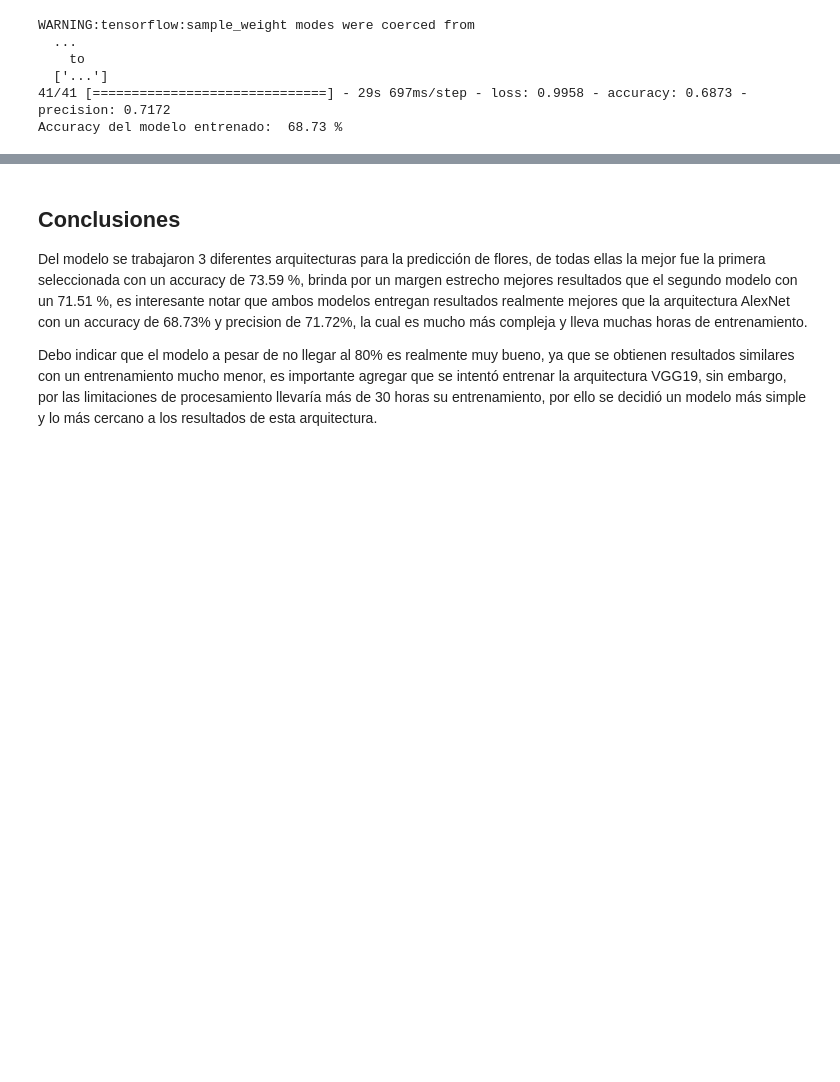
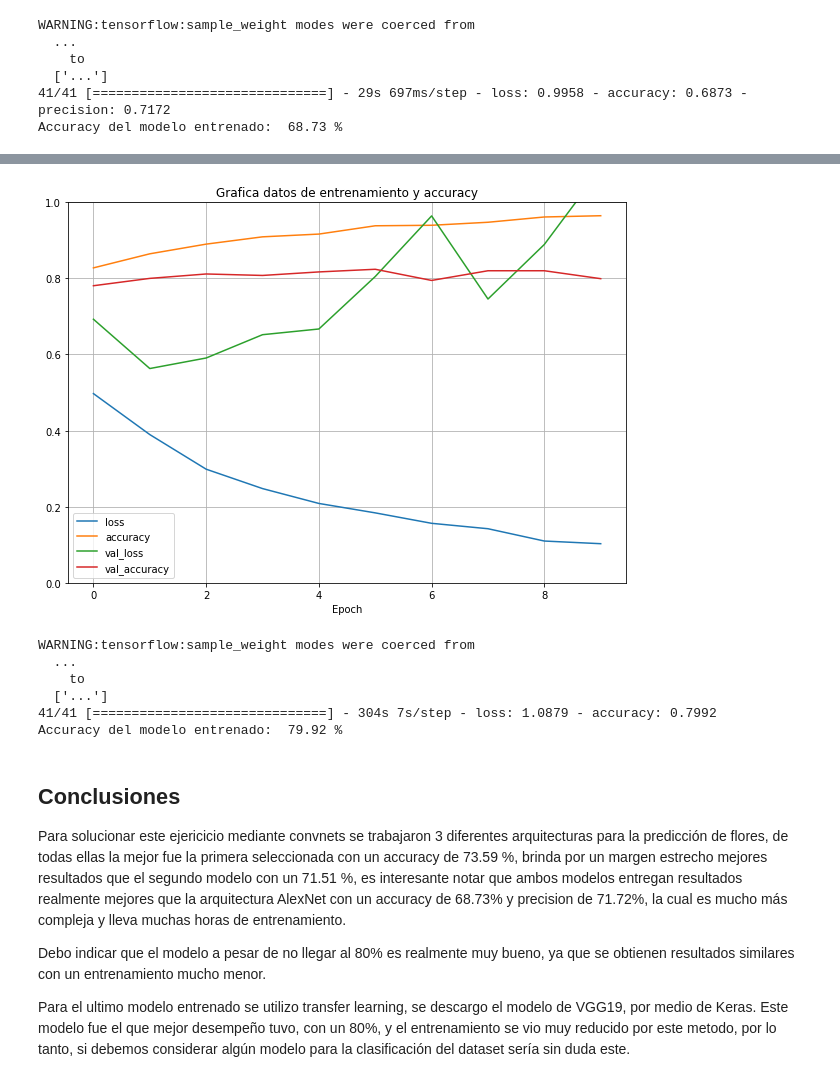
Before and after one commit to an3iitho/STATISTICAL_LEARNING, a Jupyter notebook: Proyecto_Statistical_Learning_II/Parte2_CNN.ipynb, the cells around one changed output, grey strips where cells are left out. Drawn from its saved outputs; the diff is of its cells as text; code cells hidden in the pictures; blank space fills up the shorter version.

Commit message:
Add VGG19 model

```diff
--- a/Proyecto_Statistical_Learning_II/Parte2_CNN.ipynb
+++ b/Proyecto_Statistical_Learning_II/Parte2_CNN.ipynb
@@ -429,0 +491,12 @@ Accuracy del modelo entrenado:  68.73 %
+# %%
+#Quitando posibilidad de entreno de modelo descargado
+for layer in modelo_preentrnado_VGG19.layers[:19]:
+    layer.trainable = False
+
+#Agregando nueva arquitectura
+modelo_VGG19 = keras.Sequential([
+    modelo_preentrnado_VGG19,
+    keras.layers.MaxPool2D((2,2) , strides = 2),
+    keras.layers.Flatten(),
+    keras.layers.Dense(5 , activation='softmax')
+])
@@ -429,0 +523,10 @@ Accuracy del modelo entrenado:  68.73 %
+# %%
+modelo_VGG19.compile(optimizer = "adam" , loss = 'categorical_crossentropy' , metrics = ['accuracy'])
+# %%
+#Callbacks
+cp_mejor_modelo_VGG19 = keras.callbacks.ModelCheckpoint("CNN_VGG19_flowers.h5", save_best_only = True)
+cp_early_stopping = keras.callbacks.EarlyStopping(patience=5, restore_best_weights=True)
+# %%
+history_VGG19 = modelo_VGG19.fit(train_set_VGG19, epochs = 10,
+                                 validation_data=val_set_VGG19,
+                                 callbacks=[cp_mejor_modelo_VGG19, cp_early_stopping])
@@ -430,6 +551,29 @@ Accuracy del modelo entrenado:  68.73 %
+# %%
+pd.DataFrame(history_VGG19.history).plot(figsize=(10,7))
+plt.grid(True)
+plt.gca().set_ylim(0,1)
+plt.xlabel("Epoch")
+plt.title("Grafica datos de entrenamiento y accuracy")
+plt.show()
+# %% [output]
+[figure, added]
+# %%
+#Evaluacion del modelo
+
+resultados = modelo_VGG19.evaluate(val_set_VGG19)
+print("Accuracy del modelo entrenado: ", round(resultados[1]*100, 2), "%")
+# %% [output]
+WARNING:tensorflow:sample_weight modes were coerced from
+  ...
+    to
+  ['...']
+41/41 [==============================] - 304s 7s/step - loss: 1.0879 - accuracy: 0.7992
+Accuracy del modelo entrenado:  79.92 %
 # %% [markdown]
 ## Conclusiones
 
-Del modelo se trabajaron 3 diferentes arquitecturas para la predicción de flores, de todas ellas la mejor fue la primera seleccionada con un accuracy de 73.59 %, brinda por un margen estrecho mejores resultados que el segundo modelo con un 71.51 %, es interesante notar que ambos modelos entregan resultados realmente mejores que la arquitectura AlexNet con un accuracy de 68.73% y precision de 71.72%, la cual es mucho más compleja y lleva muchas horas de entrenamiento.
+Para solucionar este ejericicio mediante convnets se trabajaron 3 diferentes arquitecturas para la predicción de flores, de todas ellas la mejor fue la primera seleccionada con un accuracy de 73.59 %, brinda por un margen estrecho mejores resultados que el segundo modelo con un 71.51 %, es interesante notar que ambos modelos entregan resultados realmente mejores que la arquitectura AlexNet con un accuracy de 68.73% y precision de 71.72%, la cual es mucho más compleja y lleva muchas horas de entrenamiento.
 
-Debo indicar que el modelo a pesar de no llegar al 80% es realmente muy bueno, ya que se obtienen resultados similares con un entrenamiento mucho menor, es importante agregar que se intentó entrenar la arquitectura VGG19, sin embargo, por las limitaciones de procesamiento llevaría más de 30 horas su entrenamiento, por ello se decidió un modelo más simple y lo más cercano a los resultados de esta arquitectura.
+Debo indicar que el modelo a pesar de no llegar al 80% es realmente muy bueno, ya que se obtienen resultados similares con un entrenamiento mucho menor.
+
+Para el ultimo modelo entrenado se utilizo transfer learning, se descargo el modelo de VGG19, por medio de Keras. Este modelo fue el que mejor desempeño tuvo, con un 80%, y el entrenamiento se vio muy reducido por este metodo, por lo tanto, si debemos considerar algún modelo para la clasificación del dataset sería sin duda este.
```
Also changed, not shown: parts of 7 cells of this notebook.
